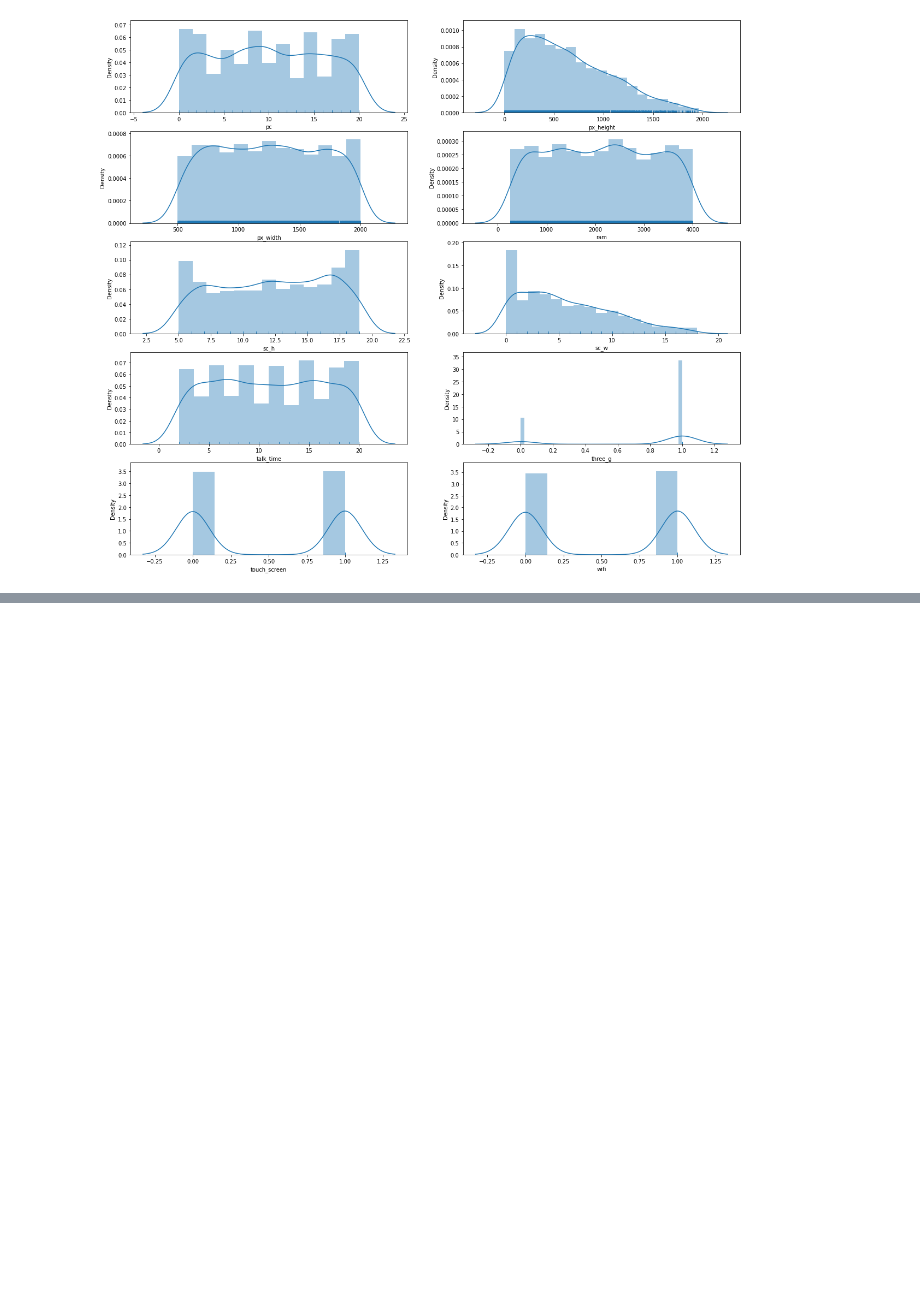
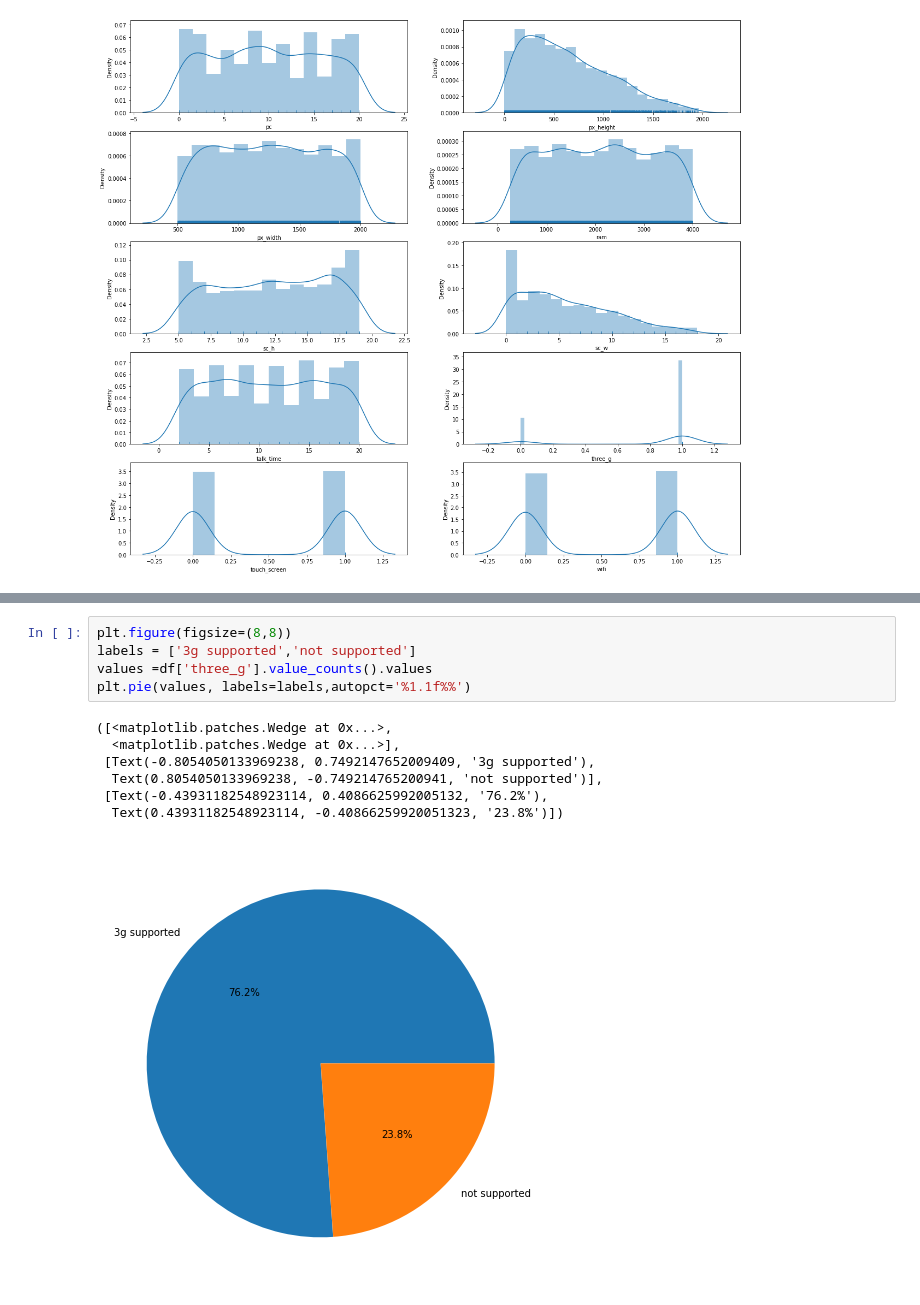
Before and after one commit to ShreedarshM/Mobile-Price-Range-Prediction, a Jupyter notebook: Mobile_Price_Range_Prediction.ipynb, the cells around one changed output, grey strips where cells are left out. Drawn from its saved outputs; the diff is of its cells as text; blank space fills up the shorter version.

```diff
--- a/Mobile_Price_Range_Prediction.ipynb
+++ b/Mobile_Price_Range_Prediction.ipynb
@@ -166,0 +188,13 @@ for i in range(len(dist_col2)):
+# %%
+plt.figure(figsize=(8,8))
+labels = ['3g supported','not supported']
+values =df['three_g'].value_counts().values
+plt.pie(values, labels=labels,autopct='%1.1f%%')
+# %% [output]
+([<matplotlib.patches.Wedge at 0x...>,
+  <matplotlib.patches.Wedge at 0x...>],
+ [Text(-0.8054050133969238, 0.7492147652009409, '3g supported'),
+  Text(0.8054050133969238, -0.749214765200941, 'not supported')],
+ [Text(-0.43931182548923114, 0.4086625992005132, '76.2%'),
+  Text(0.43931182548923114, -0.40866259920051323, '23.8%')])
+[figure, added]
```
Also changed, not shown: parts of 11 cells of this notebook.
